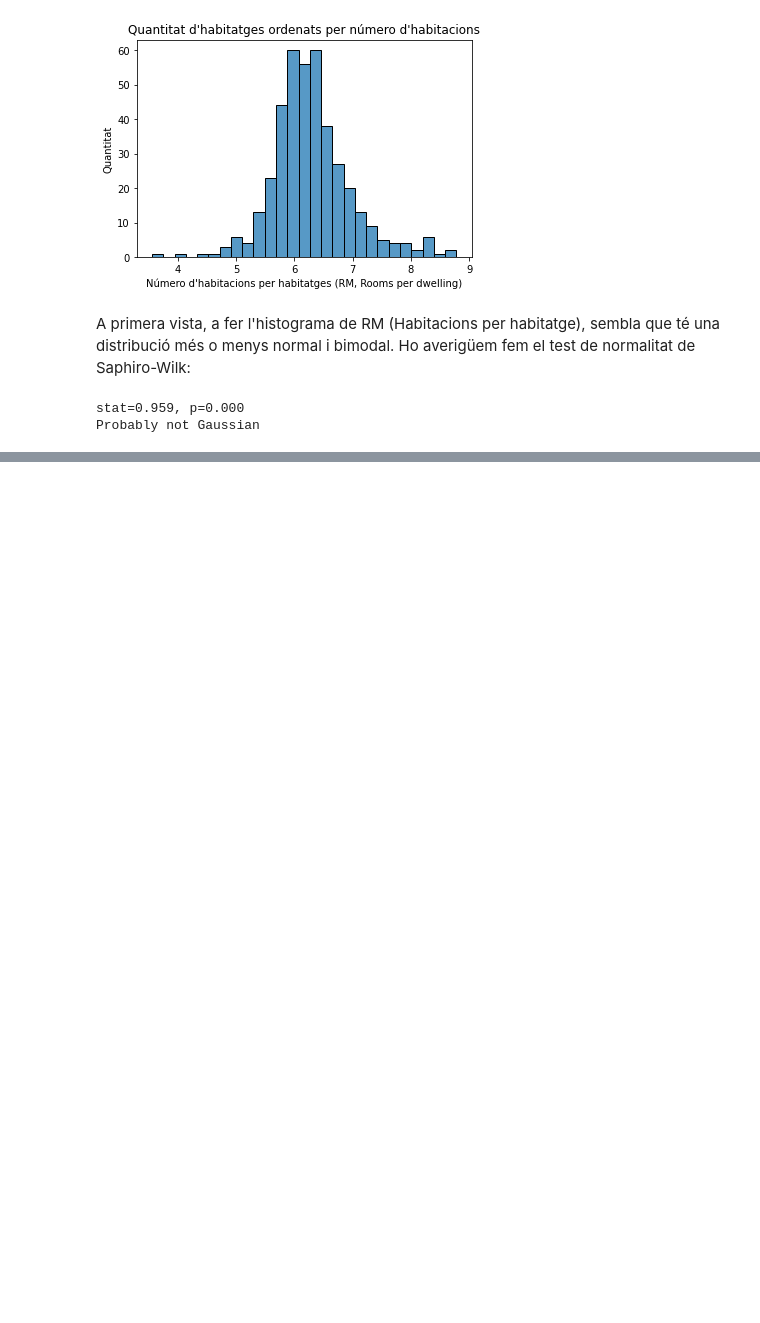
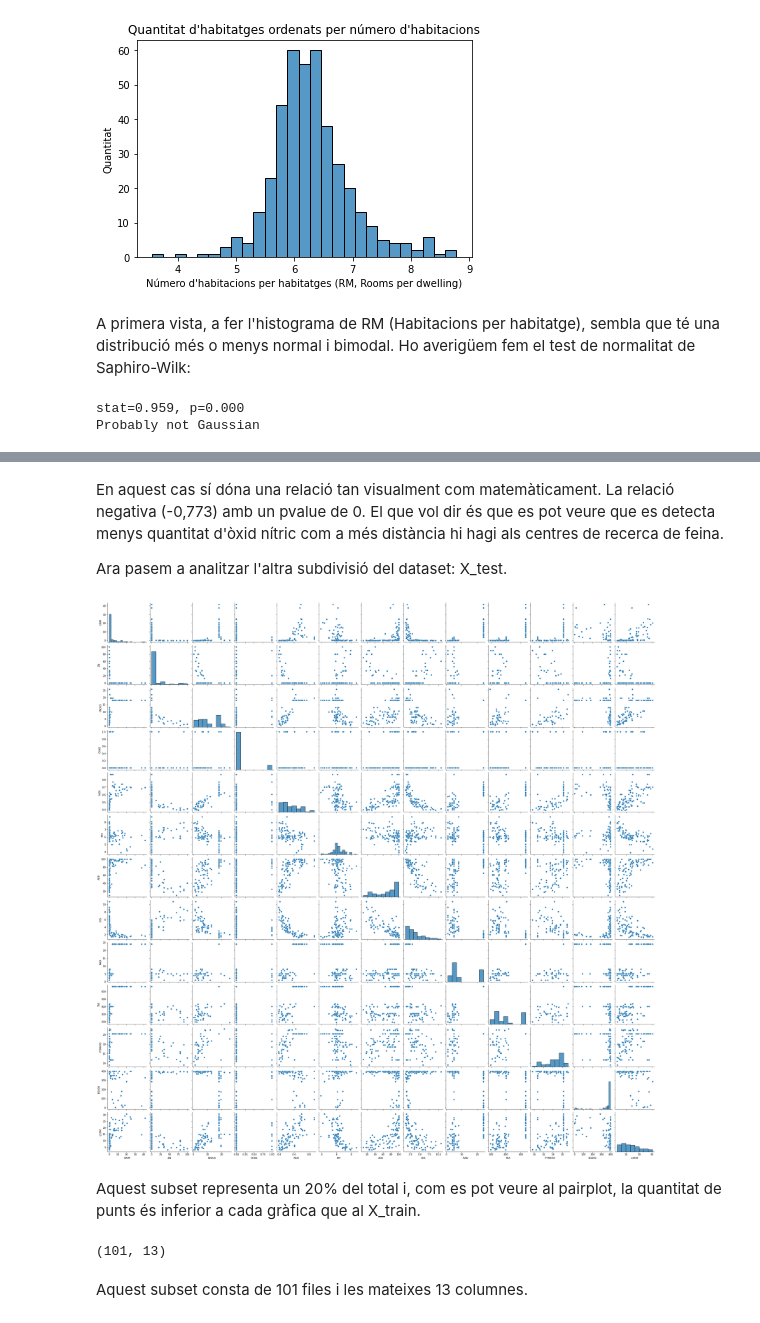
Before and after one commit to davifebdn/SkLearn_Train_Test, a Jupyter notebook: Tasca_M5_T02.ipynb, the cells around one changed output, grey strips where cells are left out. Cells and saved outputs as stored; diff of their text form; code cells hidden in the pictures; blank space fills up the shorter version.

```diff
--- a/Tasca_M5_T02.ipynb
+++ b/Tasca_M5_T02.ipynb
@@ -165,0 +189,17 @@ LLavors, al aplicar el test de normalitat, el resultat surt que no és Gaussià,
+# %% [markdown]
+En aquest cas sí dóna una relació tan visualment com matemàticament. La relació negativa (-0,773) amb un pvalue de 0. El que vol dir és que es pot veure que es detecta menys quantitat d'òxid nítric com a més distància hi hagi als centres de recerca de feina.
+
+Ara pasem a analitzar l'altra subdivisió del dataset: X_test.
+# %%
+sns.pairplot(X_test)
+plt.show()
+# %% [output]
+[figure, added]
+# %% [markdown]
+Aquest subset representa un 20% del total i, com es pot veure al pairplot, la quantitat de punts és inferior a cada gràfica que al X_train.
+# %%
+X_test.shape
+# %% [output]
+(101, 13)
+# %% [markdown]
+Aquest subset consta de 101 files i les mateixes 13 columnes.
```
Also changed, not shown: parts of 8 cells of this notebook.
